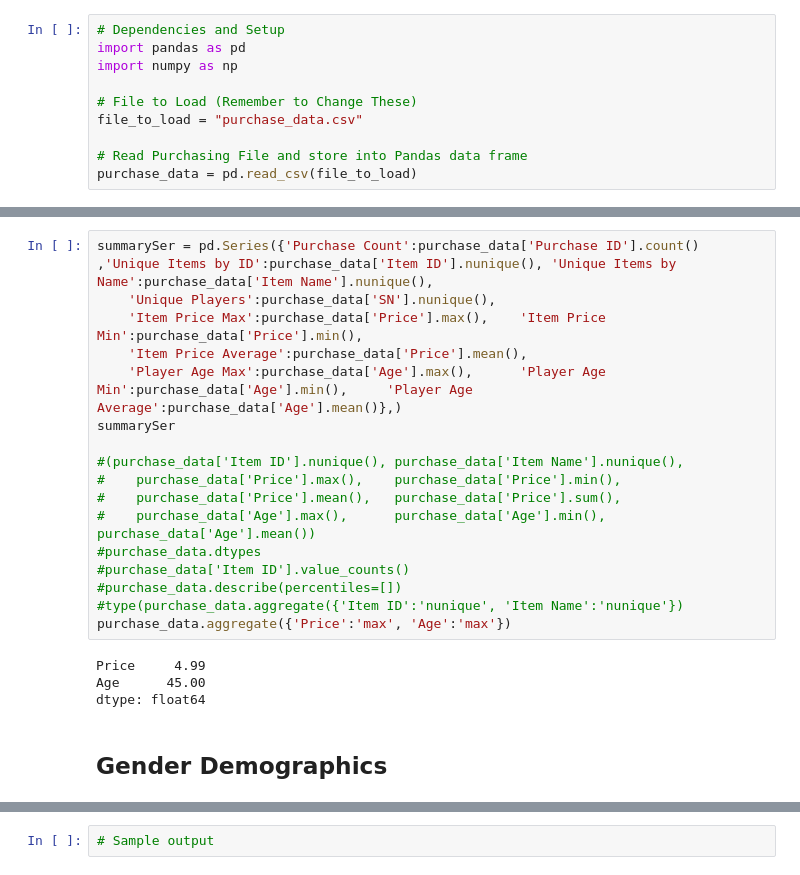
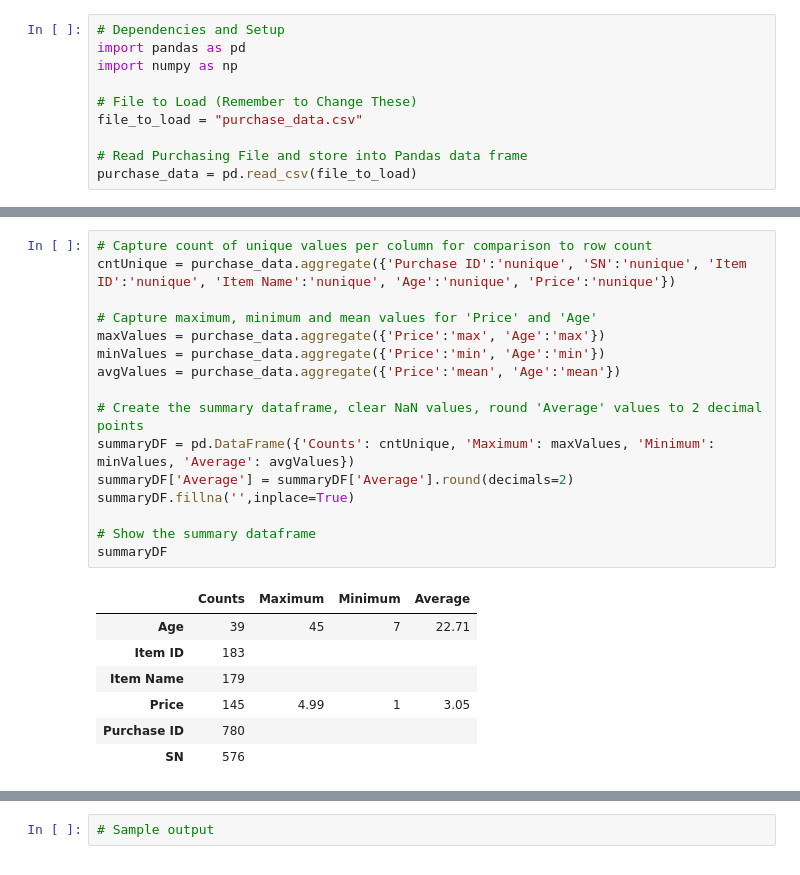
Before and after one commit to mhflynn/Pandas-Challege, a Jupyter notebook: HeroesOfPymoli.ipynb, the cells around one changed output, grey strips where cells are left out. Drawn from its saved outputs; the diff is of its cells as text.

```diff
--- a/HeroesOfPymoli.ipynb
+++ b/HeroesOfPymoli.ipynb
@@ -99,24 +86,25 @@ df
-# %%
-summarySer = pd.Series({'Purchase Count':purchase_data['Purchase ID'].count() ,'Unique Items by ID':purchase_data['Item ID'].nunique(), 'Unique Items by Name':purchase_data['Item Name'].nunique(),
-    'Unique Players':purchase_data['SN'].nunique(),
-    'Item Price Max':purchase_data['Price'].max(),    'Item Price Min':purchase_data['Price'].min(),
-    'Item Price Average':purchase_data['Price'].mean(),
-    'Player Age Max':purchase_data['Age'].max(),      'Player Age Min':purchase_data['Age'].min(),     'Player Age Average':purchase_data['Age'].mean()},)
-summarySer
-
-#(purchase_data['Item ID'].nunique(), purchase_data['Item Name'].nunique(),
-#    purchase_data['Price'].max(),    purchase_data['Price'].min(),
-#    purchase_data['Price'].mean(),   purchase_data['Price'].sum(),
-#    purchase_data['Age'].max(),      purchase_data['Age'].min(),     purchase_data['Age'].mean())
-#purchase_data.dtypes
-#purchase_data['Item ID'].value_counts()
-#purchase_data.describe(percentiles=[])
-#type(purchase_data.aggregate({'Item ID':'nunique', 'Item Name':'nunique'})
-purchase_data.aggregate({'Price':'max', 'Age':'max'})
-# %% [output]
-Price     4.99
-Age      45.00
-dtype: float64
-# %% [markdown]
-## Gender Demographics
+# %%
+# Capture count of unique values per column for comparison to row count
+cntUnique = purchase_data.aggregate({'Purchase ID':'nunique', 'SN':'nunique', 'Item ID':'nunique', 'Item Name':'nunique', 'Age':'nunique', 'Price':'nunique'})
+
+# Capture maximum, minimum and mean values for 'Price' and 'Age'
+maxValues = purchase_data.aggregate({'Price':'max', 'Age':'max'})
+minValues = purchase_data.aggregate({'Price':'min', 'Age':'min'})
+avgValues = purchase_data.aggregate({'Price':'mean', 'Age':'mean'})
+
+# Create the summary dataframe, clear NaN values, round 'Average' values to 2 decimal points
+summaryDF = pd.DataFrame({'Counts': cntUnique, 'Maximum': maxValues, 'Minimum': minValues, 'Average': avgValues})
+summaryDF['Average'] = summaryDF['Average'].round(decimals=2)
+summaryDF.fillna('',inplace=True)
+
+# Show the summary dataframe
+summaryDF
+# %% [output]
+|  | Counts | Maximum | Minimum | Average |
+| Age | 39 | 45 | 7 | 22.71 |
+| Item ID | 183 |  |  |  |
+| Item Name | 179 |  |  |  |
+| Price | 145 | 4.99 | 1 | 3.05 |
+| Purchase ID | 780 |  |  |  |
+| SN | 576 |  |  |  |
 # %% [markdown]
```
Also changed, not shown: parts of 39 cells of this notebook.
